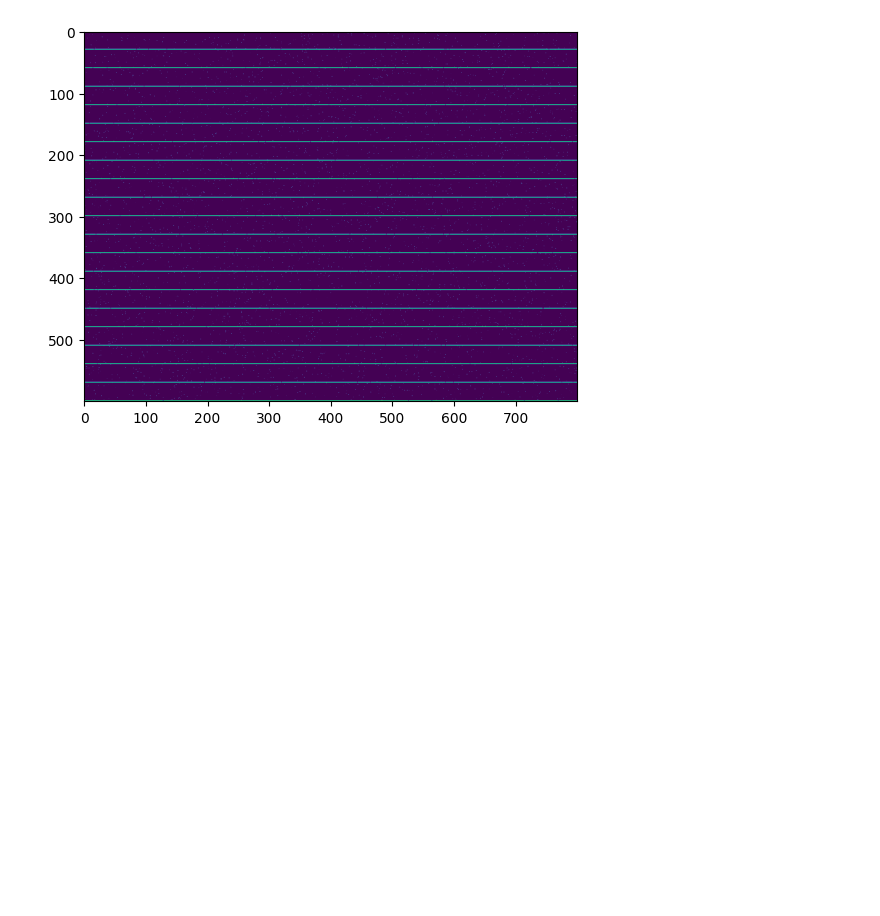
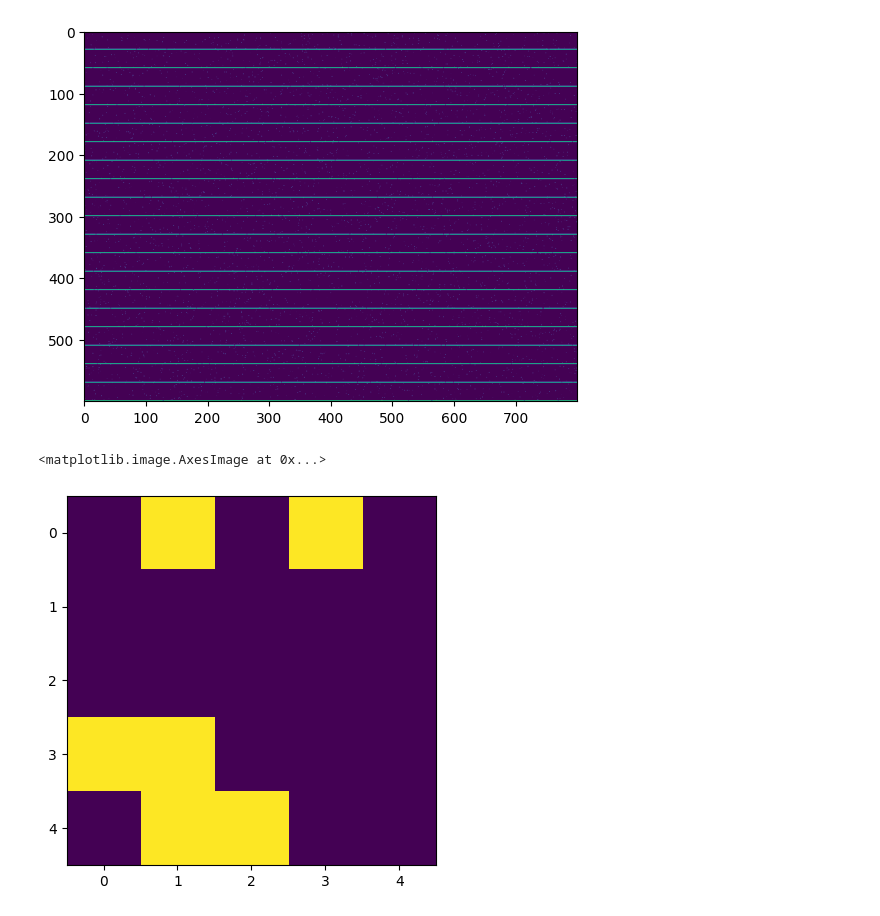
Before and after one commit to SharmilaJ14/KLA_Workshop, a Jupyter notebook: KLA Workshop.ipynb, the cells around one changed output. Cells and saved outputs as stored; diff of their text form; code cells hidden in the pictures; blank space fills up the shorter version.

```diff
--- a/KLA Workshop.ipynb
+++ b/KLA Workshop.ipynb
@@ -185,8 +173,0 @@ def detectDefect(a,b,c,d,e):
-# %%
-def detectDefect(a,b,c,d,e):
-    val=[a,b,c,d,e]
-    if(all([i==a for i in c]))
-    white,grey=[i for i in range(len(val)) if val[i]<255],[i for i in range(len(val)) if val[i]==255]
-    if(len(white)>len(grey)):
-        return grey
-    return white
@@ -193,9 +205,9 @@ def detectDefect(a,b,c,d,e):
 # %%
-die1=die1[::-1,:]
+"""die1=die1[::-1,:]
 die2=die2[::-1,:]
 die3=die3[::-1,:]
 die4=die4[::-1,:]
-die5=die5[::-1,:]
+die5=die5[::-1,:]"""
 # %%
 die1.shape
 # %% [output]
@@ -204,9 +216,9 @@ die1.shape
 defectPixel=[]
 for i in range(600):
     for j in range(800):
-        x=detectDefect(die1[i,j],die2[i,j],die3[i,j],die4[i,j],die5[i,j])
+        x=detectDefect([die1[i,j],die2[i,j],die3[i,j],die4[i,j],die5[i,j]])
         if(isinstance(x,list)):
             for l in x:
-                defectPixel.append((l+1,600-i,j))
+                defectPixel.append((l,j,600-i-1))
 print(defectPixel)
 # %% [output]
@@ -242,3 +270,29 @@ plt.imshow(fd2)
 # %% [output]
 <matplotlib.image.AxesImage at 0x...>
 [figure]
+# %%
+#A simpler problem:
+import random
+pic1=np.zeros((5,5))
+pic2=np.zeros((5,5))
+pic3=np.zeros((5,5))
+for i in range(5):
+    for j in range(5):
+        if(random.randint(1,5)==3):
+            pic1[i,j]=1
+            pic2[i,j]=1
+            pic3[i,j]=1
+for i in range(9):
+    a=random.randint(0,4)
+    b=random.randint(0,4)
+    if(i%3==0):
+        pic3[a,b]=1
+    elif((i+1)%3==0):
+        pic1[a,b]=1
+    elif((i+2)%3==0):
+        pic2[a,b]=1
+# %%
+plt.imshow(pic1)
+# %% [output]
+<matplotlib.image.AxesImage at 0x...>
+[figure, added]
```
Also changed, not shown: parts of 8 cells of this notebook.
